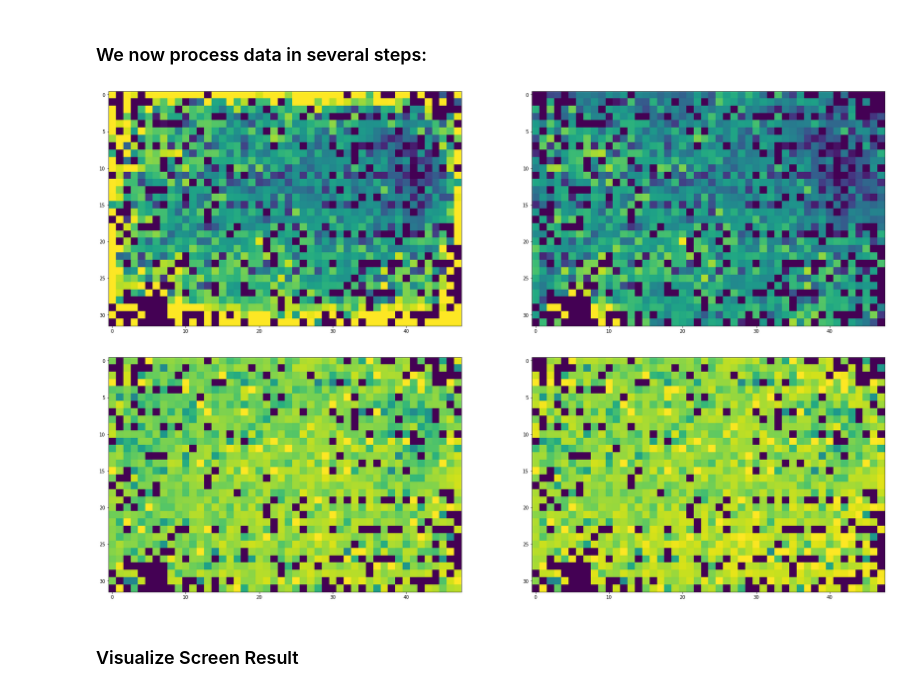
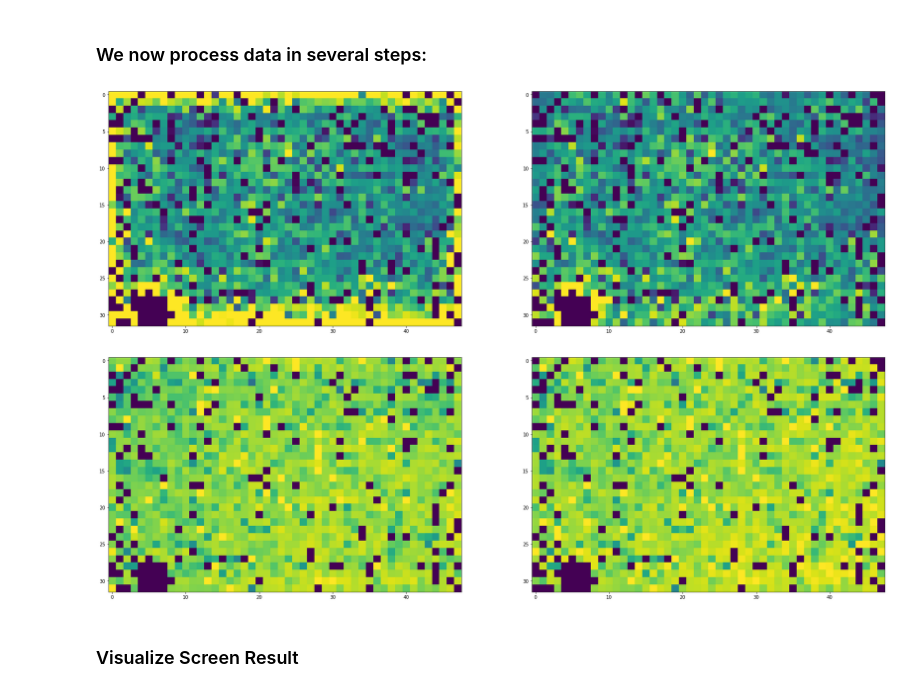
Before and after one commit to pc2912/CRI-SPA_repo, a Jupyter notebook: Read_Plates.ipynb, the cells around one changed output. Cells and saved outputs as stored; diff of their text form; code cells hidden in the pictures.

```diff
--- a/Read_Plates.ipynb
+++ b/Read_Plates.ipynb
@@ -128,32 +139,32 @@ metrics=[c for c in Data.columns if 'intensity' in c or 'area' in c]
 Data_corrected = ca.correct_edges(Data,  metrics, default_cols=['gene','plate','row','column'], n_edges = 12)
 # %%
 #check:
-p=0
+p=1
 metric='area'
 DF = Data_corrected.copy()
 before= DF.loc[DF['plate']== p, metric]
 after= DF.loc[DF['plate']== p,'corrected_' + metric]
 plt.figure(figsize=[30,30])
 plt.subplot(1,2,1)
 
 plt.imshow(before.values.reshape((32,48)), vmin=before.mean()-before.std(), vmax=before.mean()+before.std())
 plt.subplot(1,2,2)
 plt.imshow(after.values.reshape((32,48)), vmin=before.mean()-before.std(), vmax=before.mean()+before.std())
 plt.show()
 
 
 metric='mean_intensity'
 before= DF.loc[DF['plate']== p, metric]
 after= DF.loc[DF['plate']== p,'corrected_' + metric]
 plt.figure(figsize=[30,30])
 plt.subplot(1,2,1)
 plt.imshow(before.values.reshape((32,48)), vmin=0, vmax= before.mean()+before.std())
 plt.subplot(1,2,2)
 plt.imshow(after.values.reshape((32,48)), vmin=0,vmax=before.mean()+before.std())
 plt.show()
 # %% [output]
-[figure, old version]
+[figure, new version]
-[figure, old version]
+[figure, new version]
 # %%
 # We are going to standardise the data
 #Pyphe returns a 0 read-out for empty position. we need to convert this 0 to nans
```
Also changed, not shown: parts of 4 cells of this notebook, 20 other files.
